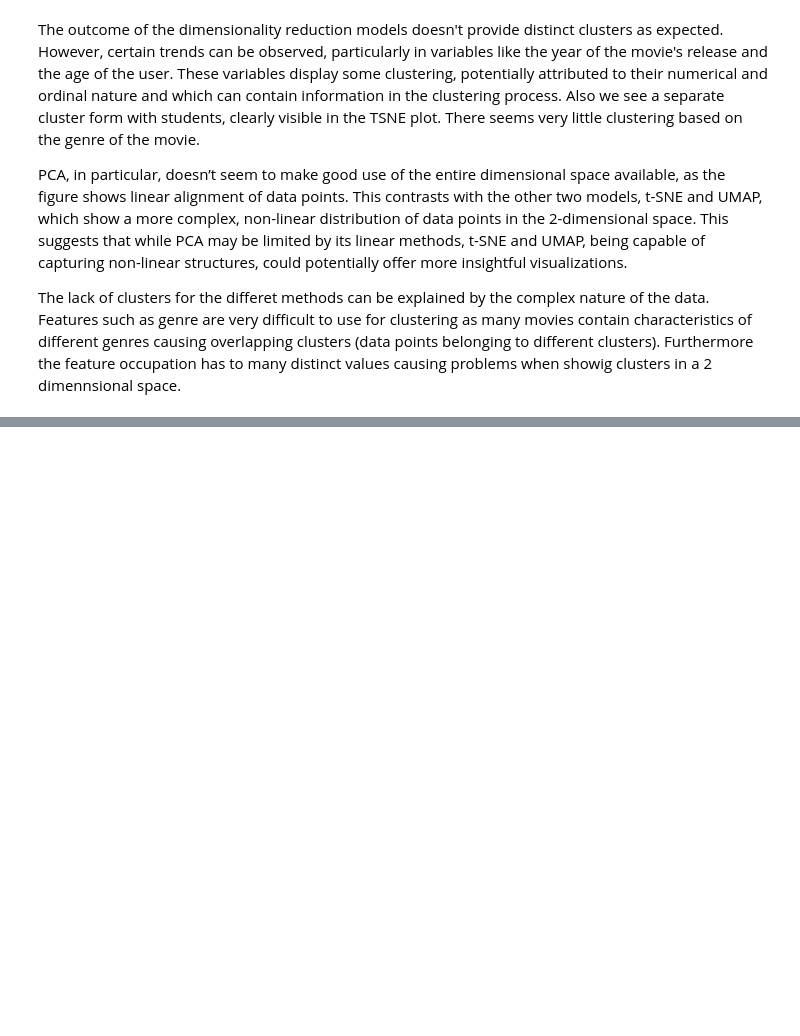
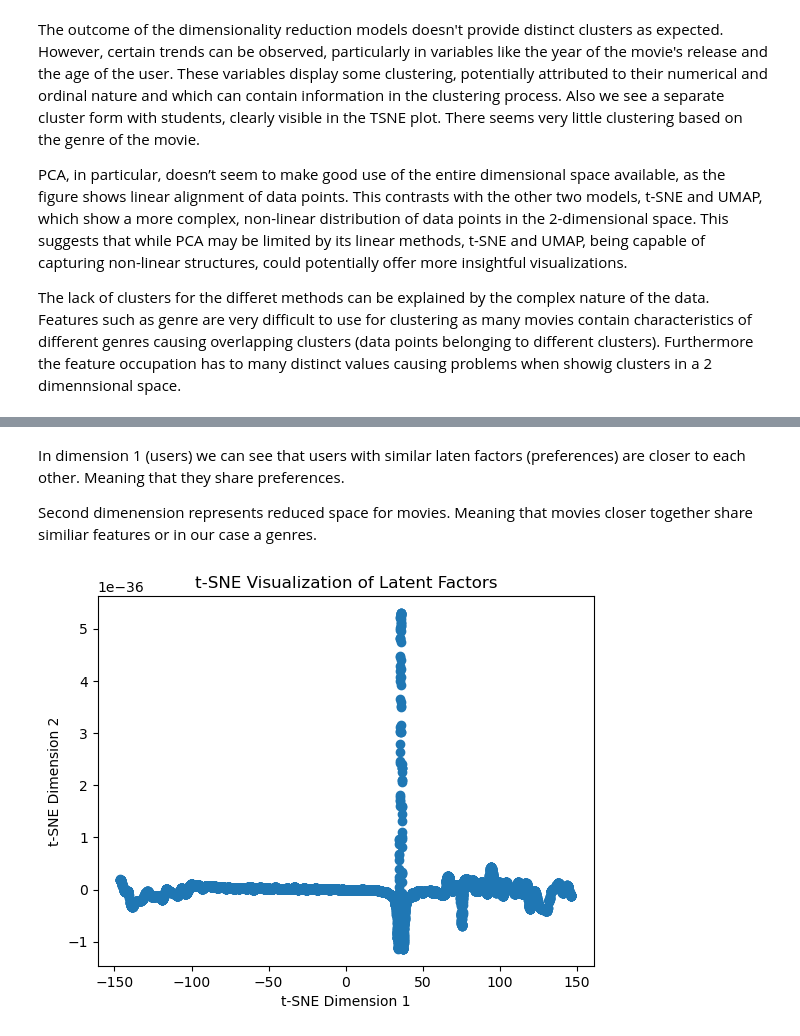
Before and after one commit to vanbuncha/adm, a Jupyter notebook: as1/recom_sys.ipynb, the cells around one changed output, grey strips where cells are left out. Drawn from its saved outputs; the diff is of its cells as text; code cells hidden in the pictures; blank space fills up the shorter version.

```diff
--- a/as1/recom_sys.ipynb
+++ b/as1/recom_sys.ipynb
@@ -589,0 +780,20 @@ The lack of clusters for the differet methods can be explained by the complex na
+# %% [markdown]
+In dimension 1 (users) we can see that users with similar laten factors (preferences) are closer to each other. Meaning that they share preferences.
+
+Second dimenension represents reduced space for movies. Meaning that movies closer together share similiar features or in our case a genres.
+# %%
+# Combine user and item matrices (U and V) if needed
+combined_matrix = np.concatenate((U, V), axis=0)
+
+# Apply t-SNE for dimension reduction
+tsne = TSNE(n_components=2)  # Reduce to 2 dimensions
+reduced_matrix = tsne.fit_transform(combined_matrix)
+
+# Plot the reduced matrix
+plt.scatter(reduced_matrix[:, 0], reduced_matrix[:, 1])
+plt.xlabel('t-SNE Dimension 1')
+plt.ylabel('t-SNE Dimension 2')
+plt.title('t-SNE Visualization of Latent Factors')
+plt.show()
+# %% [output]
+[figure, added]
```
Also changed, not shown: parts of 31 cells of this notebook.
